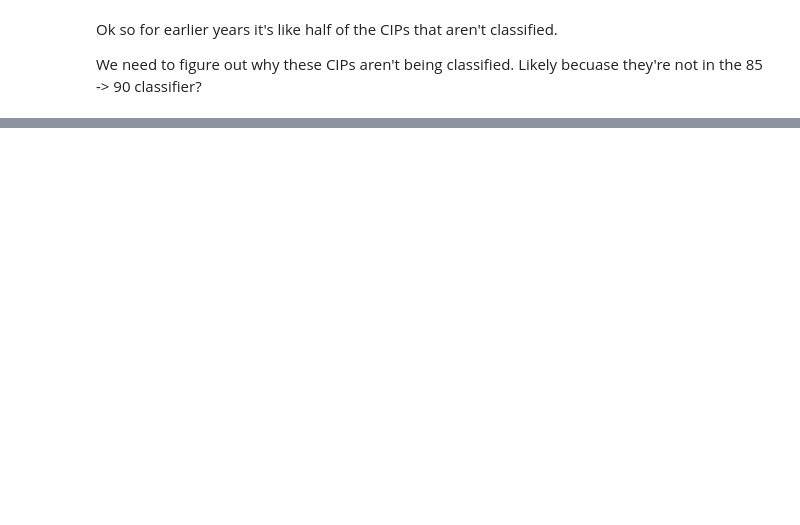
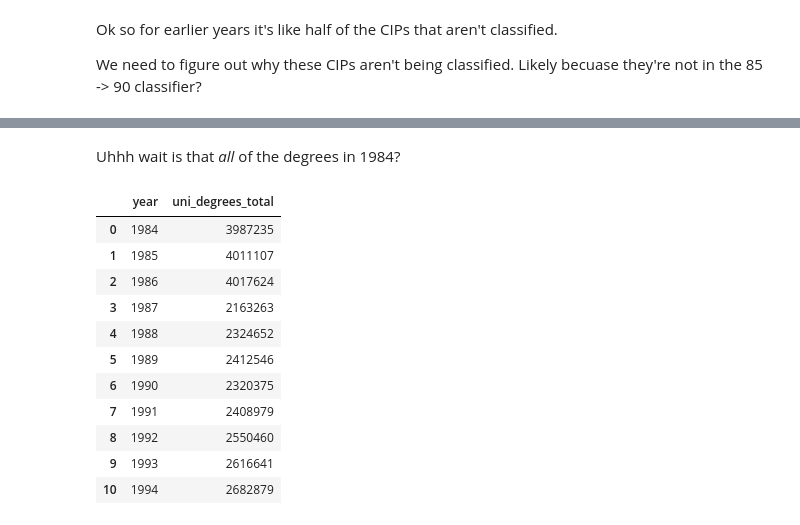
Before and after one commit to scienceforamerica/scipeds, a Jupyter notebook: cip_exploration.ipynb, the cells around one changed output, grey strips where cells are left out. Drawn from its saved outputs; the diff is of its cells as text; code cells hidden in the pictures; blank space fills up the shorter version.

```diff
--- a/cip_exploration.ipynb
+++ b/cip_exploration.ipynb
@@ -101,0 +139,17 @@ We need to figure out why these CIPs aren't being classified. Likely becuase the
+# %% [markdown]
+Uhhh wait is that _all_ of the degrees in 1984?
+# %%
+df_w_cip[['year', 'uni_degrees_total']].drop_duplicates()
+# %% [output]
+|  | year | uni_degrees_total |
+| 0 | 1984 | 3987235 |
+| 1 | 1985 | 4011107 |
+| 2 | 1986 | 4017624 |
+| 3 | 1987 | 2163263 |
+| 4 | 1988 | 2324652 |
+| 5 | 1989 | 2412546 |
+| 6 | 1990 | 2320375 |
+| 7 | 1991 | 2408979 |
+| 8 | 1992 | 2550460 |
+| 9 | 1993 | 2616641 |
+| 10 | 1994 | 2682879 |
```
Also changed, not shown: parts of 14 cells of this notebook, 1 other file.
